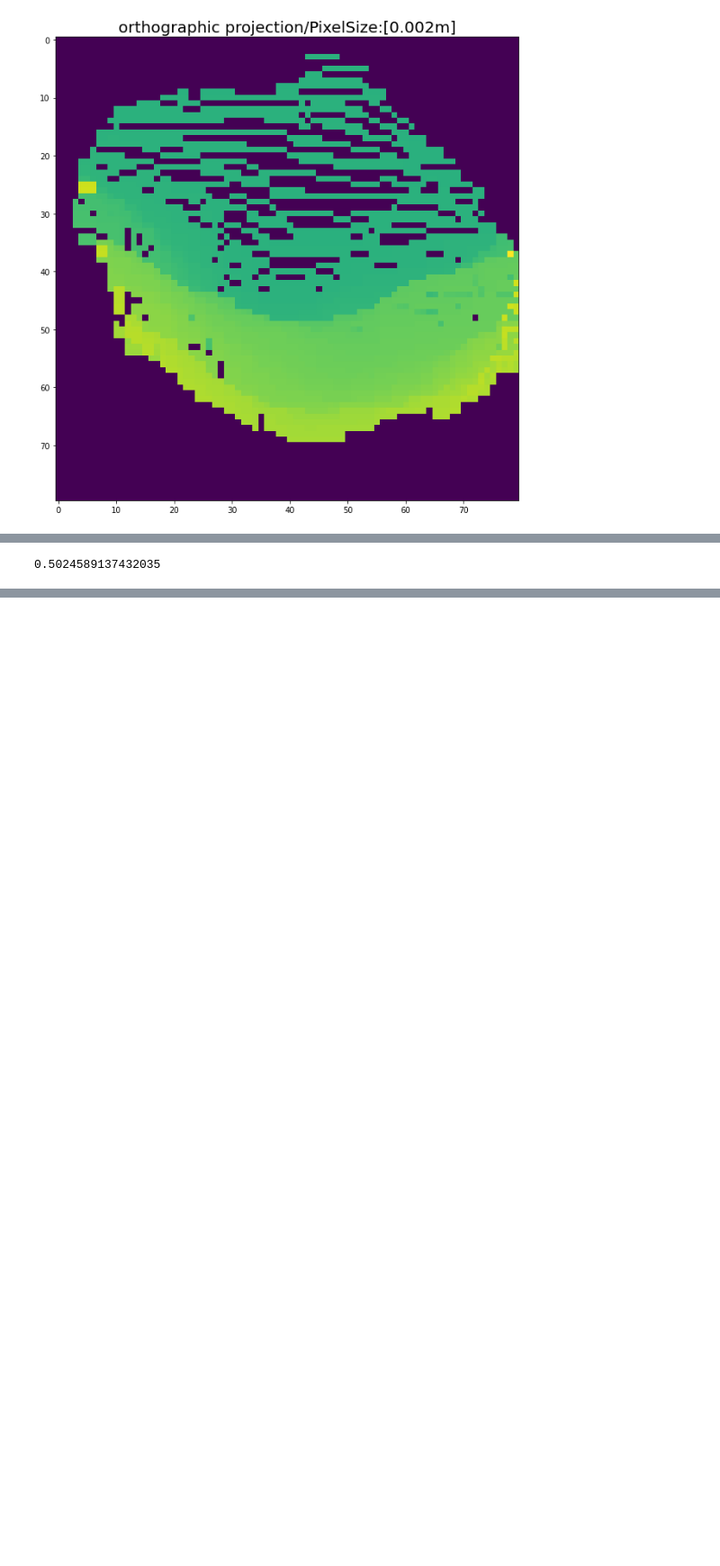
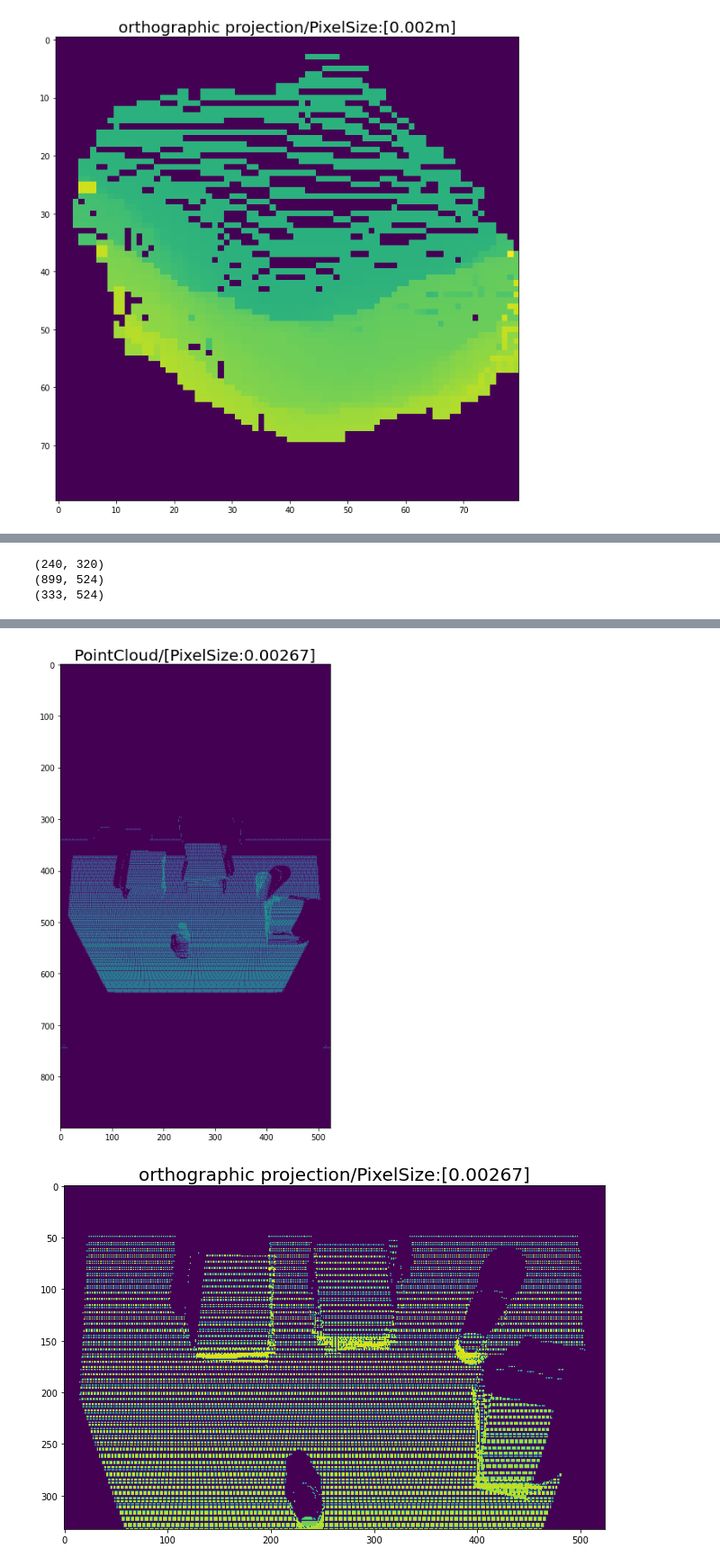
Before and after one commit to park-sangbeom/kinematics-usage, a Jupyter notebook: code/demo/demo_projection.ipynb, the cells around one changed output, grey strips where cells are left out. Shown at 90% size. Saved outputs shown, nothing was run; the diff lists cells and outputs as text; code cells hidden in the pictures; blank space fills up the shorter version.

```diff
--- a/code/demo/demo_projection.ipynb
+++ b/code/demo/demo_projection.ipynb
@@ -720,6 +723,49 @@ print(new_height_map[279:300,220:250])
-# %%
-a = np.array([0,1.3,0.4])
-b = np.array([-0.056,0.85, 0.6164])
-np.linalg.norm(a-b)
-# %% [output]
-0.5024589137432035
+# %%
+img = np.load("depth_data/depth0_1_no_physics.npy")
+print(img.shape)
+plt.imshow(img)
+
+
+unity_intrinsic = np.array([[387.386, 0, 160],
+                      [0,387.386, 60],
+                      [0,0,0]])
+
+points = get_pointcloud(img*3.5, unity_intrinsic)
+
+
+bounds = np.array([[-0.7,0.7],
+                   [-1.2,1.2],
+                   [0.1,3]])
+
+height_map = get_heightmap(points, bounds, pixel_size=0.00267)
+print(height_map.shape)
+fig, ax = plt.subplots(figsize=(9, 9))
+plt.title("PointCloud/[PixelSize:0.00267]", fontsize=20)
+ax.imshow(height_map)
+plt.tight_layout()
+
+
+rot_y_mat = Rotation_X(-np.math.pi/6)
+trans_mat = Translation(x=-0., y=1.3-0.79, z=0.4)
+homo_mat  = HT_matrix(Rotation=rot_y_mat, Position=trans_mat)
+homo_inv_mat = np.linalg.inv(homo_mat)
+
+new_points = transform_pointcloud(points, homo_inv_mat)
+# fig = plt.figure(figsize=(9,9))
+# plt.imshow(new_points[:,:,0]+new_points[:,:,1]+new_points[:,:,2])
+
+new_bounds = np.array([[-0.7,0.7],
+                   [-1.5,-(1.4-0.79)],
+                   [-2,1]])
+
+
+new_height_map = get_heightmap(new_points, new_bounds, pixel_size=0.00267)/(5)
+fig, ax = plt.subplots(figsize=(9, 9))
+plt.title("orthographic projection/PixelSize:[0.00267]", fontsize=20)
+ax.imshow(new_height_map)
+print(new_height_map.shape)
+plt.tight_layout()
+# %% [output]
+(240, 320)
+(899, 524)
+(333, 524)
@@ -725,0 +773,2 @@ np.linalg.norm(a-b)
+[figure, added]
+[figure, added]
```
Also changed, not shown: parts of 4 cells of this notebook.
